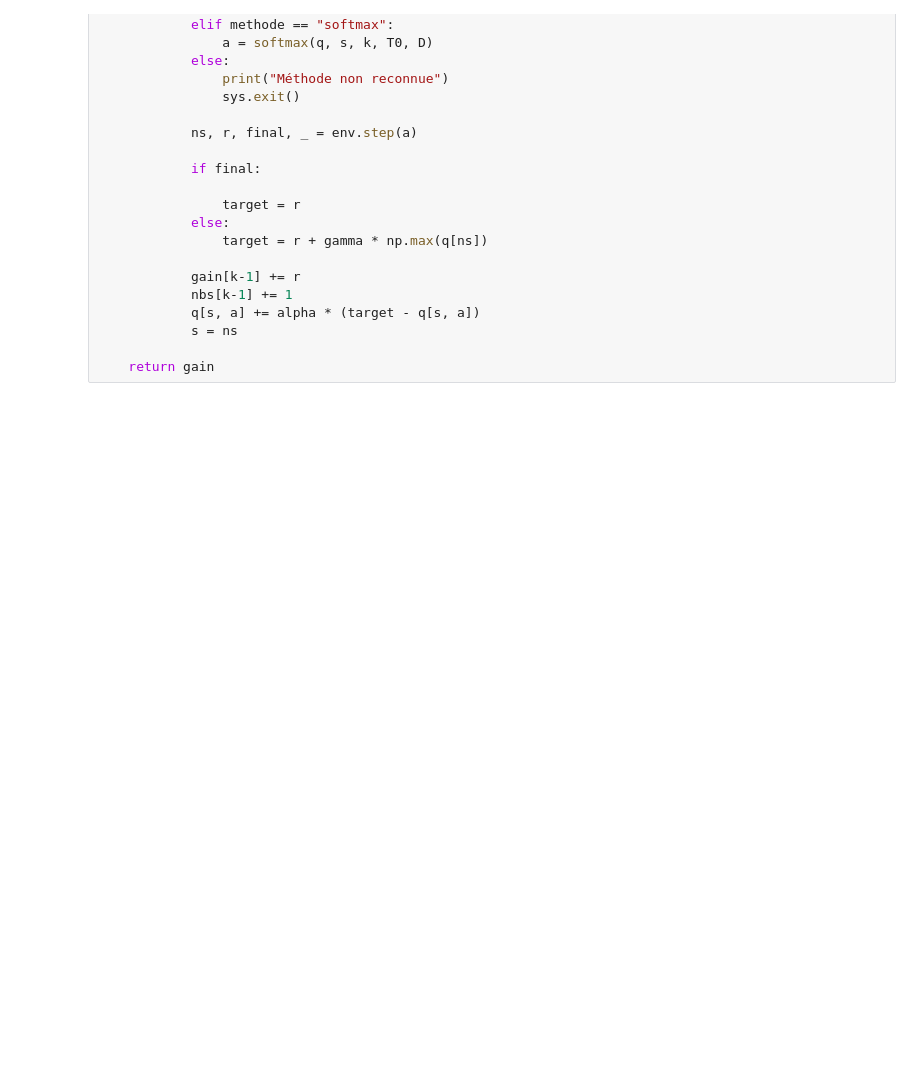
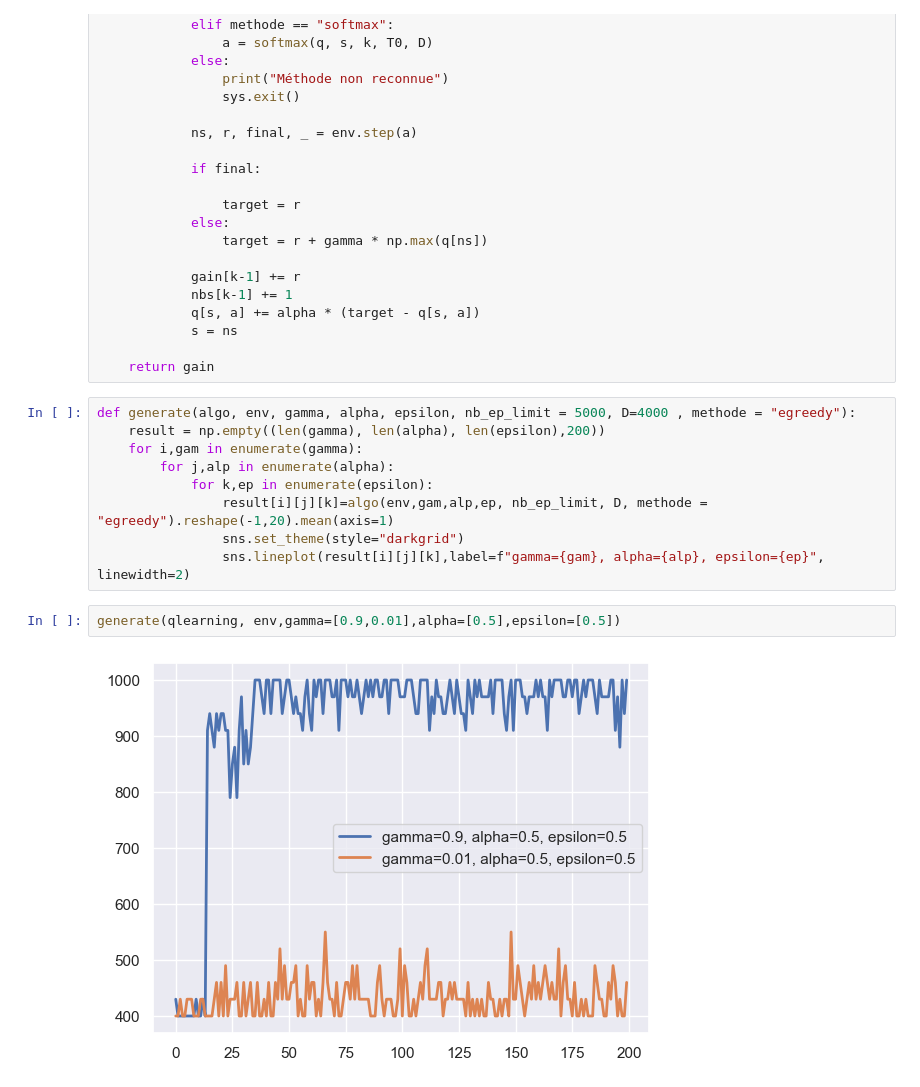
Before and after one commit to Aymenbouhou10/Reinforcement_Learning, a Jupyter notebook: TP_Bechnikha_Boucherir_Bouhou.ipynb, the cells around one changed output. Drawn from its saved outputs; the diff is of its cells as text; blank space fills up the shorter version.

```diff
--- a/TP_Bechnikha_Boucherir_Bouhou.ipynb
+++ b/TP_Bechnikha_Boucherir_Bouhou.ipynb
@@ -424,3 +407,16 @@ def qlearning(env, gamma = 0.5, alpha = 0.5, epsilon = 0.5, T0 = 100, nb_ep_limi
             s = ns
 
     return gain
+# %%
+def generate(algo, env, gamma, alpha, epsilon, nb_ep_limit = 5000, D=4000 , methode = "egreedy"):
+    result = np.empty((len(gamma), len(alpha), len(epsilon),200))
+    for i,gam in enumerate(gamma):
+        for j,alp in enumerate(alpha):
+            for k,ep in enumerate(epsilon):
+                result[i][j][k]=algo(env,gam,alp,ep, nb_ep_limit, D, methode = "egreedy").reshape(-1,20).mean(axis=1)
+                sns.set_theme(style="darkgrid")
+                sns.lineplot(result[i][j][k],label=f"gamma={gam}, alpha={alp}, epsilon={ep}", linewidth=2)
+# %%
+generate(qlearning, env,gamma=[0.9,0.01],alpha=[0.5],epsilon=[0.5])
+# %% [output]
+[figure, added]
```
Also changed, not shown: parts of 8 cells of this notebook.
